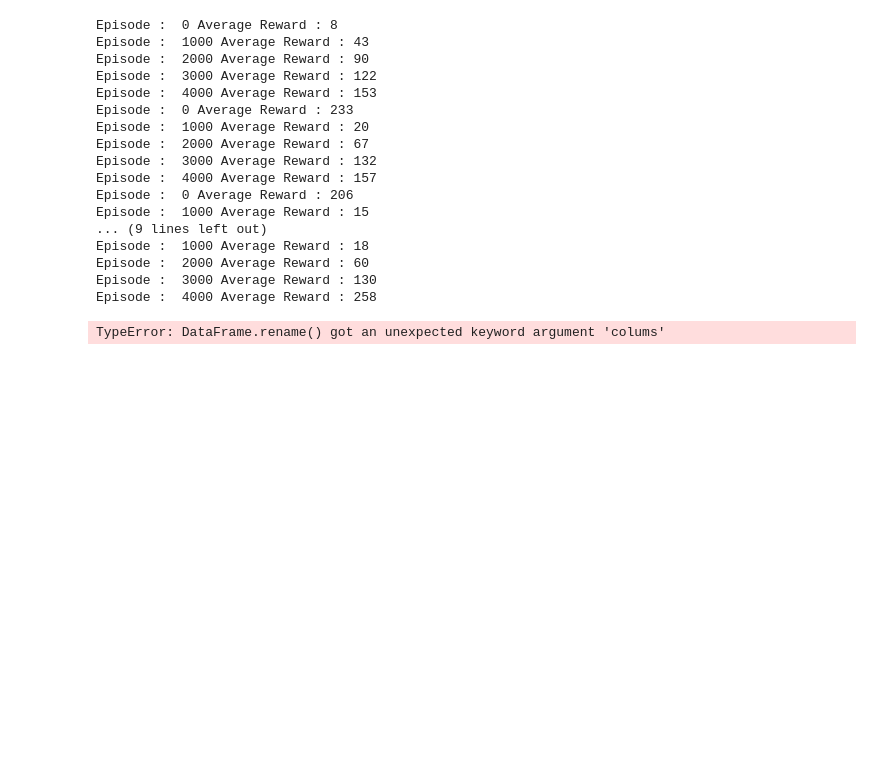
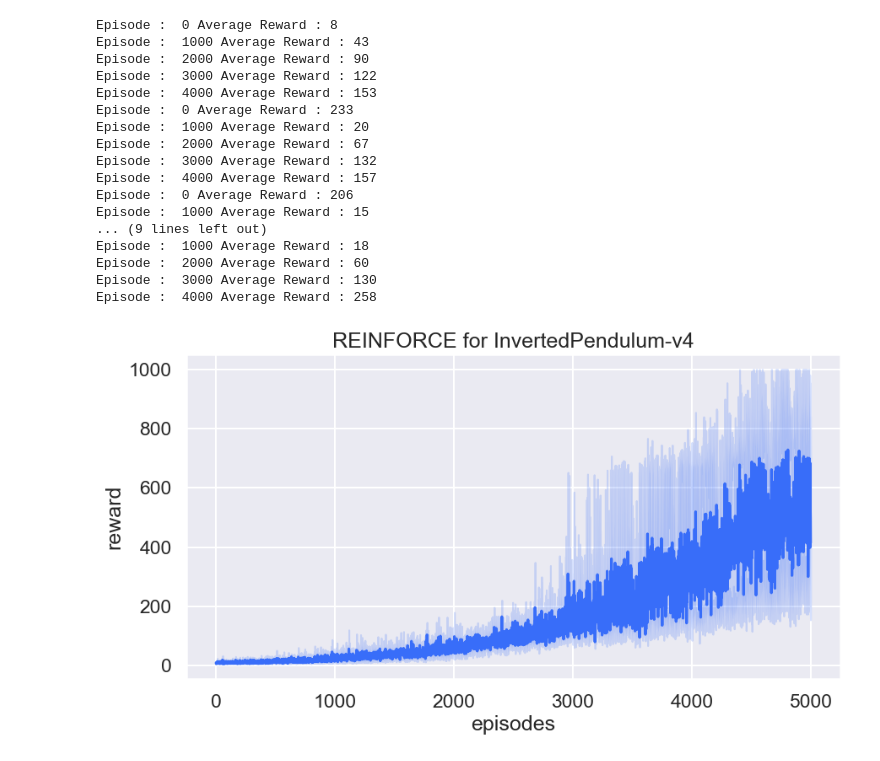
Before and after one commit to dulakshadulan/Reinforcement_Learning, a Jupyter notebook: Invereted Pendulum/pendulum.ipynb, the cells around one changed output. Drawn from its saved outputs; the diff is of its cells as text; code cells hidden in the pictures; blank space fills up the shorter version.

```diff
--- a/Invereted Pendulum/pendulum.ipynb
+++ b/Invereted Pendulum/pendulum.ipynb
@@ -144,12 +148,3 @@ Episode :  1000 Average Reward : 18
 Episode :  2000 Average Reward : 60
 Episode :  3000 Average Reward : 130
 Episode :  4000 Average Reward : 258
-# %%
-df1 = pd.DataFrame(rewards_over_seeds).melt()
-df1.rename(colums = {'variable': "episodes", "value":"reward"},inplace=True)
-sns.set(style= "darkgrid", context = "talk", palette = "rainbow")
-sns.lineplot(x = "episodes", y= "reward", data = df1).set(title = "REINFORCE for inverted pendulum")
-plt.show()
-9
-# %% [output]
-TypeError: DataFrame.rename() got an unexpected keyword argument 'colums'
@@ -155,0 +153,11 @@ TypeError: DataFrame.rename() got an unexpected keyword argument 'colums'
+# %%
+plt.rcParams["figure.figsize"] = (10,5)
+df1 = pd.DataFrame(rewards_over_seeds).melt()
+df1.rename(columns={"variable": "episodes", "value": "reward"}, inplace=True)
+sns.set(style="darkgrid", context="talk", palette="rainbow")
+sns.lineplot(x="episodes", y="reward", data=df1).set(
+    title="REINFORCE for InvertedPendulum-v4"
+)
+plt.show()
+# %% [output]
+[figure, added]
```
Also changed, not shown: parts of 5 cells of this notebook, 2 other files.
